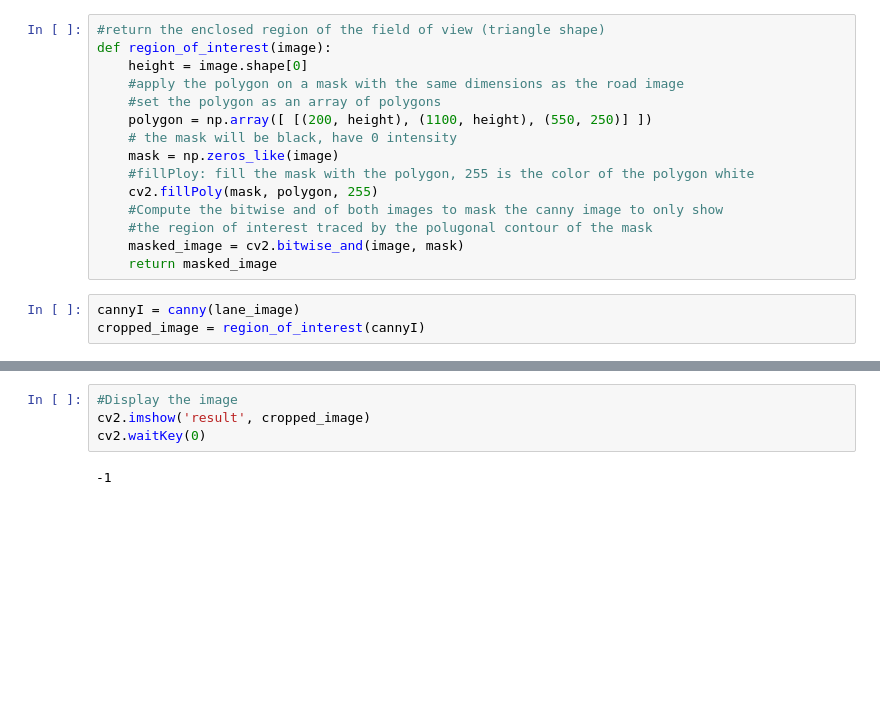
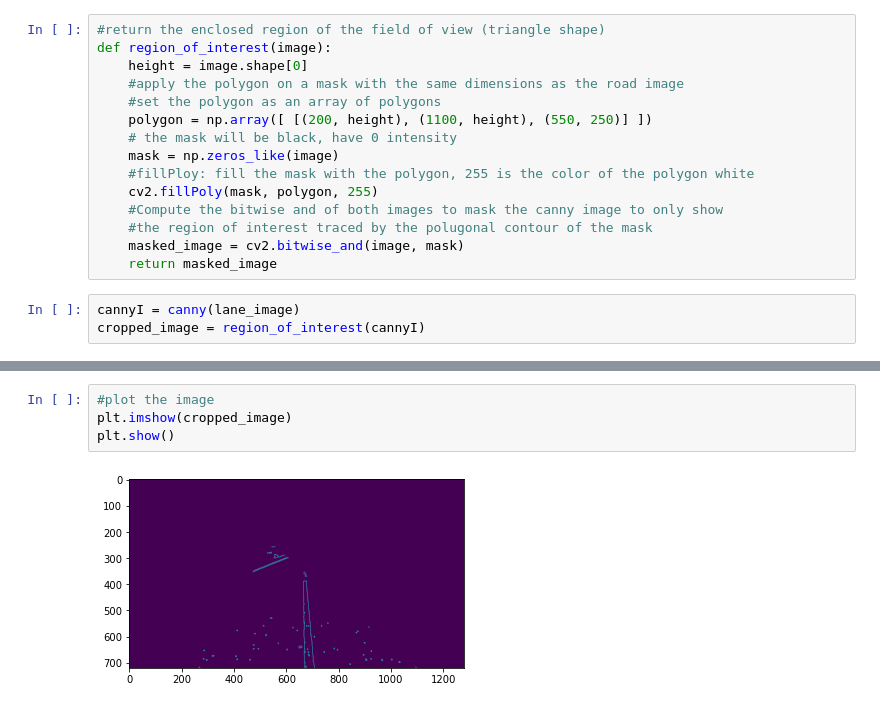
Before and after one commit to TheSoloLeveling/IA-Prototypes-Dev, a Jupyter notebook: Untitled-1.ipynb, the cells around one changed output, grey strips where cells are left out. Cells and saved outputs as stored; diff of their text form; blank space fills up the shorter version.

```diff
--- a/Untitled-1.ipynb
+++ b/Untitled-1.ipynb
@@ -47,6 +53,6 @@ cropped_image = region_of_interest(cannyI)
 # %%
-#Display the image
-cv2.imshow('result', cropped_image)
-cv2.waitKey(0)
+#plot the image
+plt.imshow(cropped_image)
+plt.show()
 # %% [output]
--1
+[figure, added]
```
Also changed, not shown: parts of 20 cells of this notebook.
